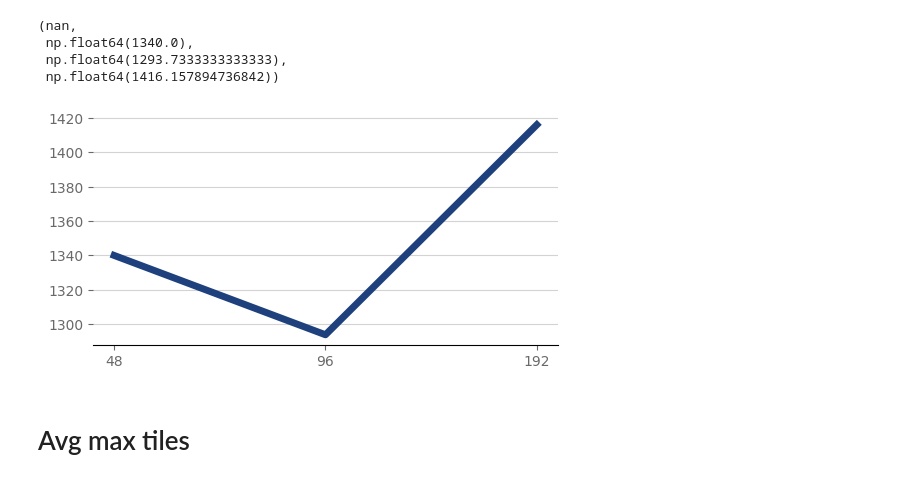
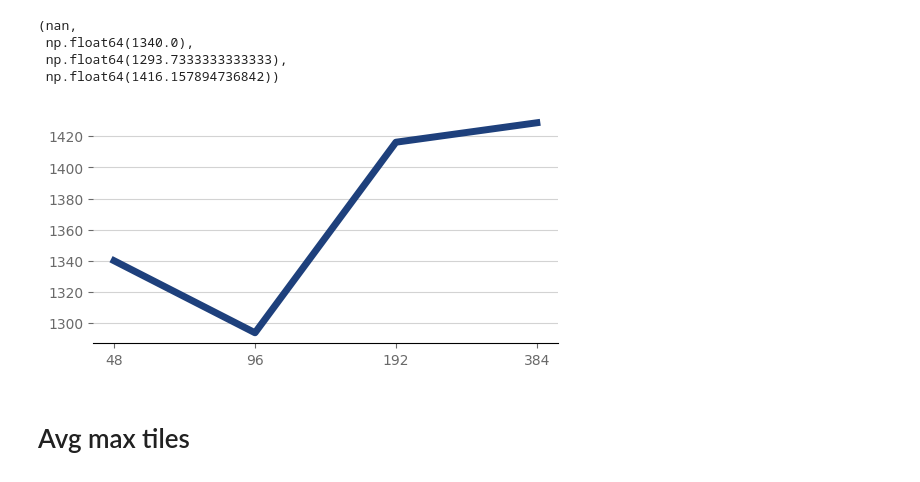
Before and after one commit to PSU-AI801-Group1-Fall-2024/2048-experiments, a Jupyter notebook: data-synthensis.ipynb, the cells around one changed output. Saved outputs shown, nothing was run; the diff lists cells and outputs as text; code cells hidden in the pictures.

```diff
--- a/data-synthensis.ipynb
+++ b/data-synthensis.ipynb
@@ -474,17 +482,18 @@ line_plot(x, y, color_psu_pugh_blue)
  np.float64(1293.7333333333333),
  np.float64(1416.157894736842))
 # %%
-x = [24, 48, 96, 192]
+x = [24, 48, 96, 192, 384]
 y = [
     won(df_mcts_24)['Iterations'].mean(),
     won(df_mcts_48)['Iterations'].mean(),
     won(df_mcts_96)['Iterations'].mean(),
-    won(df_mcts_192)['Iterations'].mean()
+    won(df_mcts_192)['Iterations'].mean(),
+    won(df_mcts_384)['Iterations'].mean()
 ]
 
 line_plot(x, y)
 # %% [output]
-[figure, old version]
+[figure, new version]
 # %% [markdown]
 # Avg max tiles
 # %%
```
Also changed, not shown: parts of 7 cells of this notebook.
